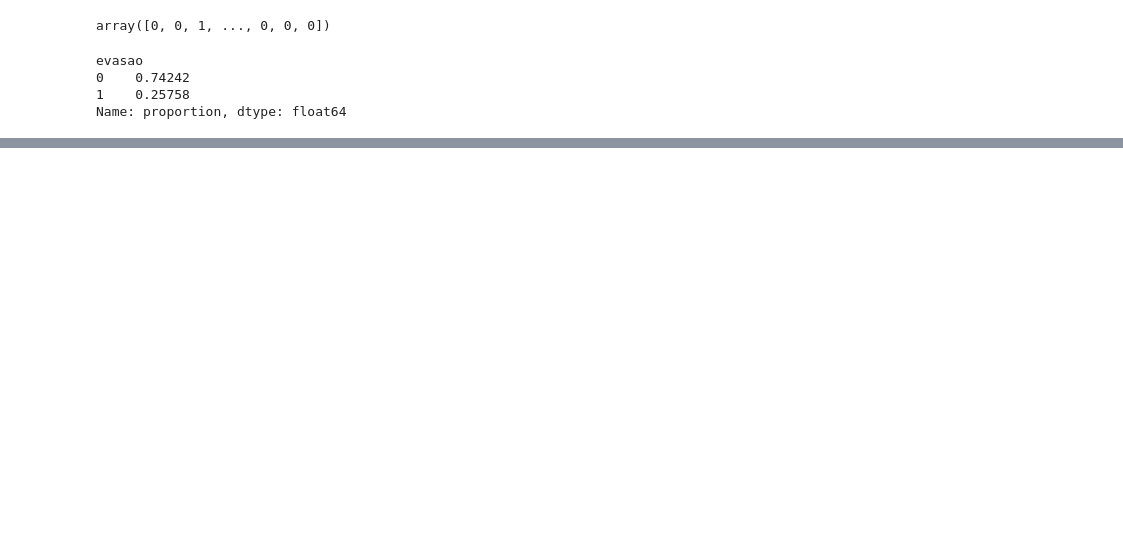
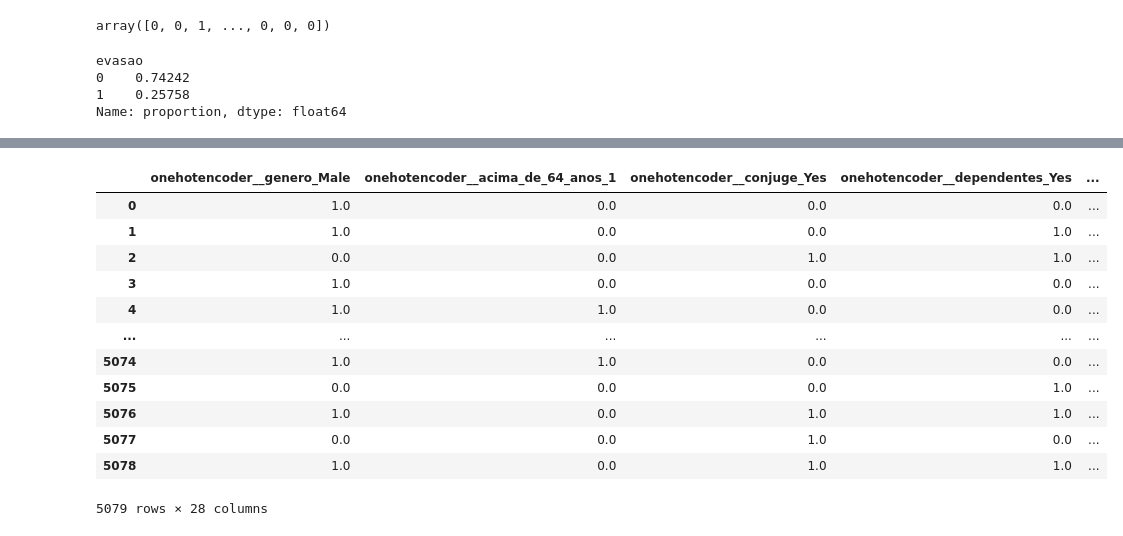
Before and after one commit to gilderson/desafio_parte2_telecom_X, a Jupyter notebook: Desafio_telecom_X_Parte_2.ipynb, the cells around one changed output, grey strips where cells are left out. Cells and saved outputs as stored; diff of their text form; code cells hidden in the pictures; blank space fills up the shorter version.

```diff
--- a/Desafio_telecom_X_Parte_2.ipynb
+++ b/Desafio_telecom_X_Parte_2.ipynb
@@ -233,0 +293,19 @@ dummy.score(x_teste, y_teste)
+# %%
+normalizacao = MinMaxScaler()
+x_treino_normalizado = normalizacao.fit_transform(x_treino)
+# %%
+pd.DataFrame(x_treino_normalizado, columns = one_hot.get_feature_names_out(colunas))
+# %% [output]
+|  | onehotencoder__genero_Male | onehotencoder__acima_de_64_anos_1 | onehotencoder__conjuge_Yes | onehotencoder__dependentes_Yes | ... |
+| 0 | 1.0 | 0.0 | 0.0 | 0.0 | ... |
+| 1 | 1.0 | 0.0 | 0.0 | 1.0 | ... |
+| 2 | 0.0 | 0.0 | 1.0 | 1.0 | ... |
+| 3 | 1.0 | 0.0 | 0.0 | 0.0 | ... |
+| 4 | 1.0 | 1.0 | 0.0 | 0.0 | ... |
+| ... | ... | ... | ... | ... | ... |
+| 5074 | 1.0 | 1.0 | 0.0 | 0.0 | ... |
+| 5075 | 0.0 | 0.0 | 0.0 | 1.0 | ... |
+| 5076 | 1.0 | 0.0 | 1.0 | 1.0 | ... |
+| 5077 | 0.0 | 0.0 | 1.0 | 0.0 | ... |
+| 5078 | 1.0 | 0.0 | 1.0 | 1.0 | ... |
+5079 rows × 28 columns
```
Also changed, not shown: parts of 21 cells of this notebook.
